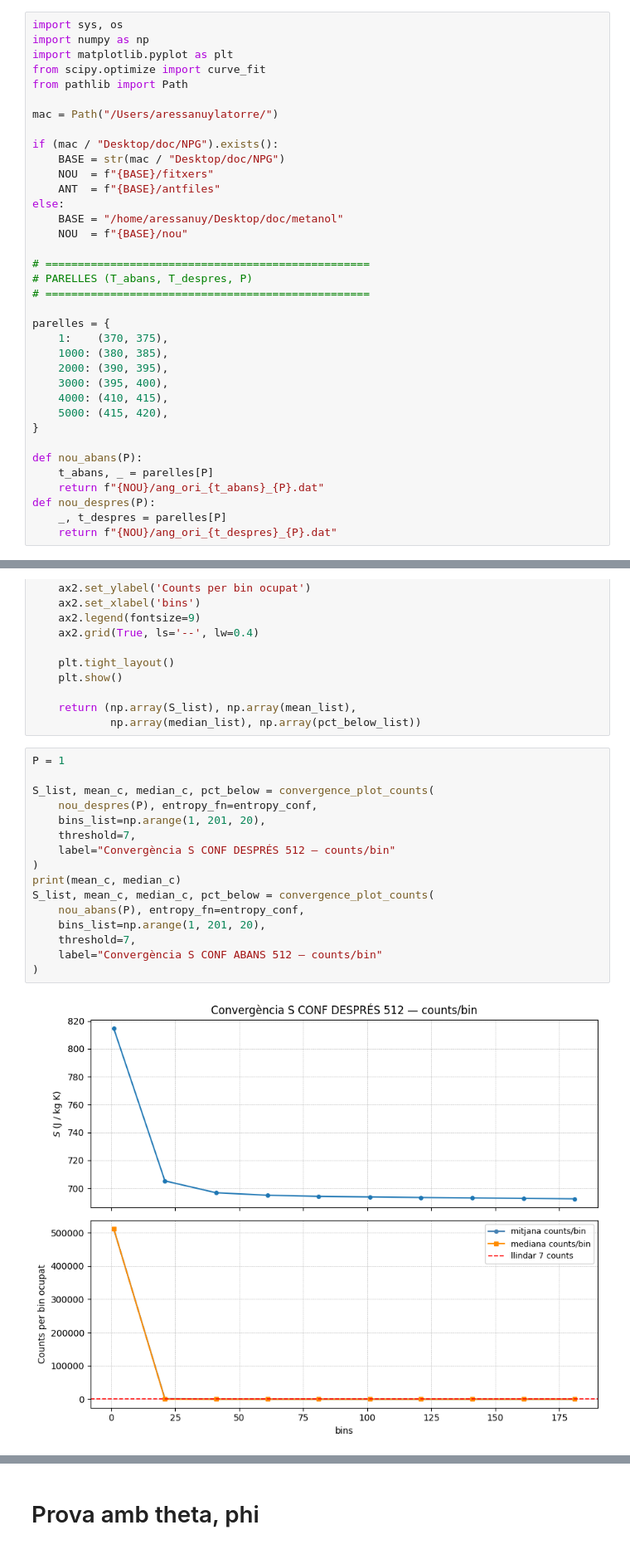
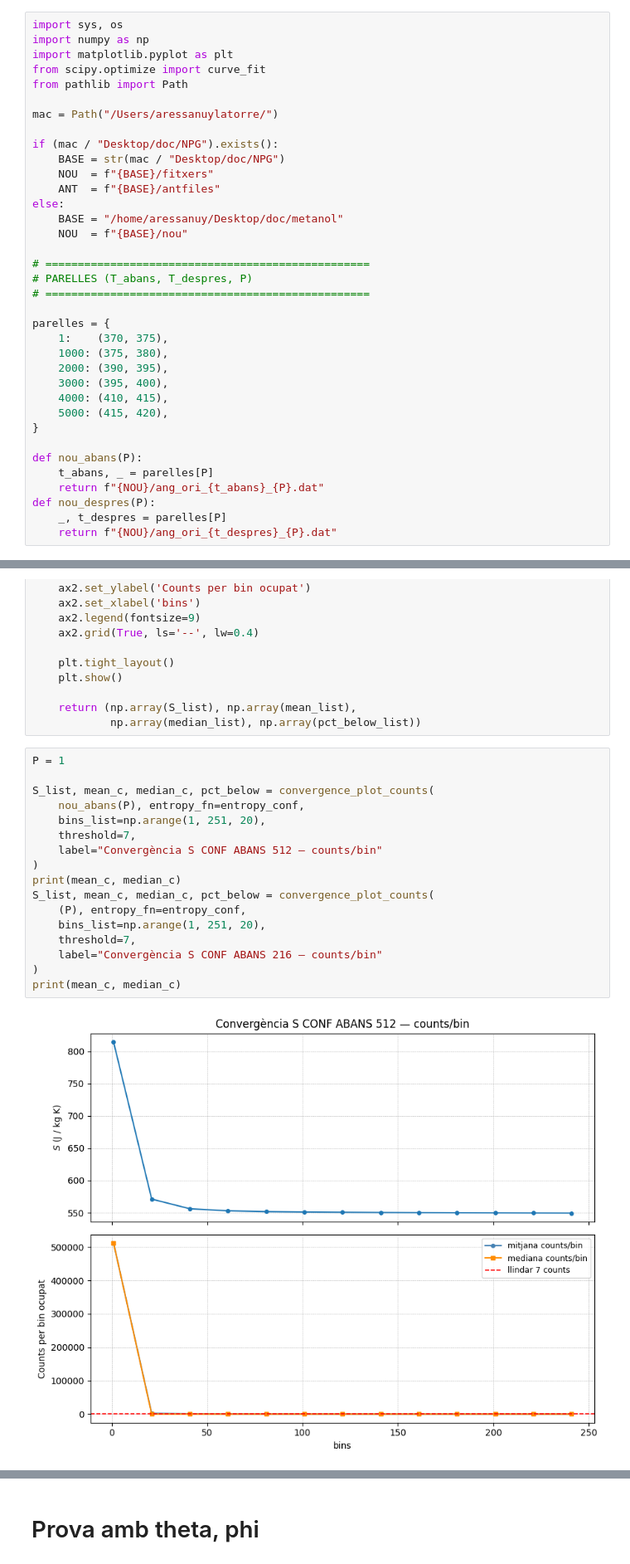
Before and after one commit to aressanu/ENTROPIES-25, a Jupyter notebook: PG.ipynb, the cells around one changed output, grey strips where cells are left out. Shown at 83% size. Saved outputs shown, nothing was run; the diff lists cells and outputs as text.

```diff
--- a/PG.ipynb
+++ b/PG.ipynb
@@ -21,7 +21,7 @@ else:
 
 parelles = {
     1:    (370, 375),
-    1000: (380, 385),
+    1000: (375, 380),
     2000: (390, 395),
     3000: (395, 400),
     4000: (410, 415),
@@ -1017,18 +939,19 @@ def convergence_plot_counts(fname, bins_list, entropy_fn=entropy_ori,
 # %%
 P = 1
 
 S_list, mean_c, median_c, pct_below = convergence_plot_counts(
-    nou_despres(P), entropy_fn=entropy_conf,
-    bins_list=np.arange(1, 201, 20),
+    nou_abans(P), entropy_fn=entropy_conf,
+    bins_list=np.arange(1, 251, 20),
     threshold=7,
-    label="Convergència S CONF DESPRÉS 512 — counts/bin"
+    label="Convergència S CONF ABANS 512 — counts/bin"
 )
 print(mean_c, median_c)
 S_list, mean_c, median_c, pct_below = convergence_plot_counts(
-    nou_abans(P), entropy_fn=entropy_conf,
-    bins_list=np.arange(1, 201, 20),
+    (P), entropy_fn=entropy_conf,
+    bins_list=np.arange(1, 251, 20),
     threshold=7,
-    label="Convergència S CONF ABANS 512 — counts/bin"
+    label="Convergència S CONF ABANS 216 — counts/bin"
 )
+print(mean_c, median_c)
 # %% [output]
-[figure, old version]
+[figure, new version]
```
Also changed, not shown: parts of 7 cells of this notebook.
